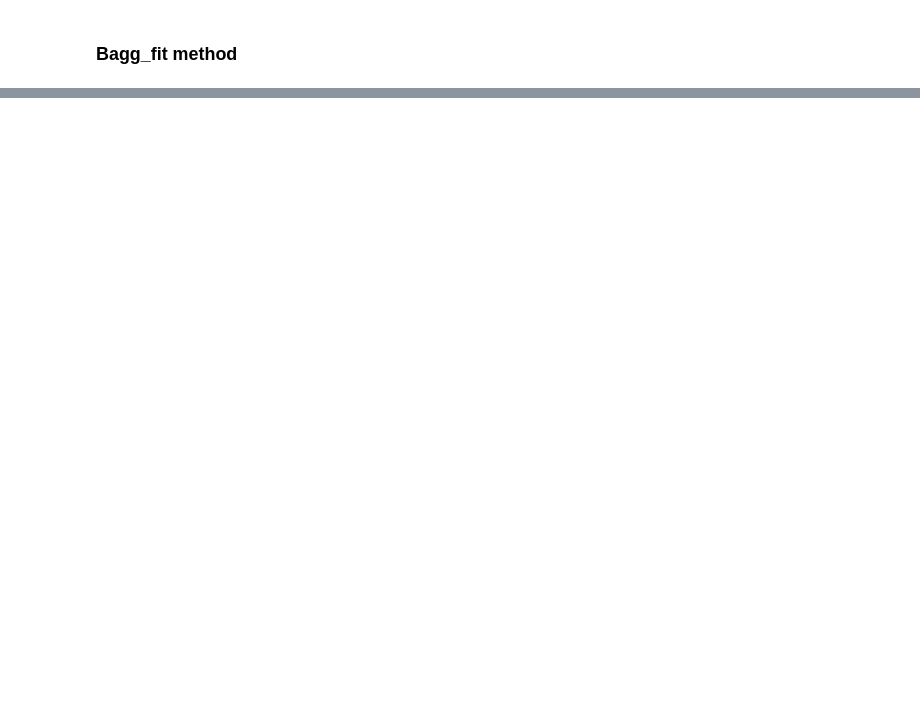
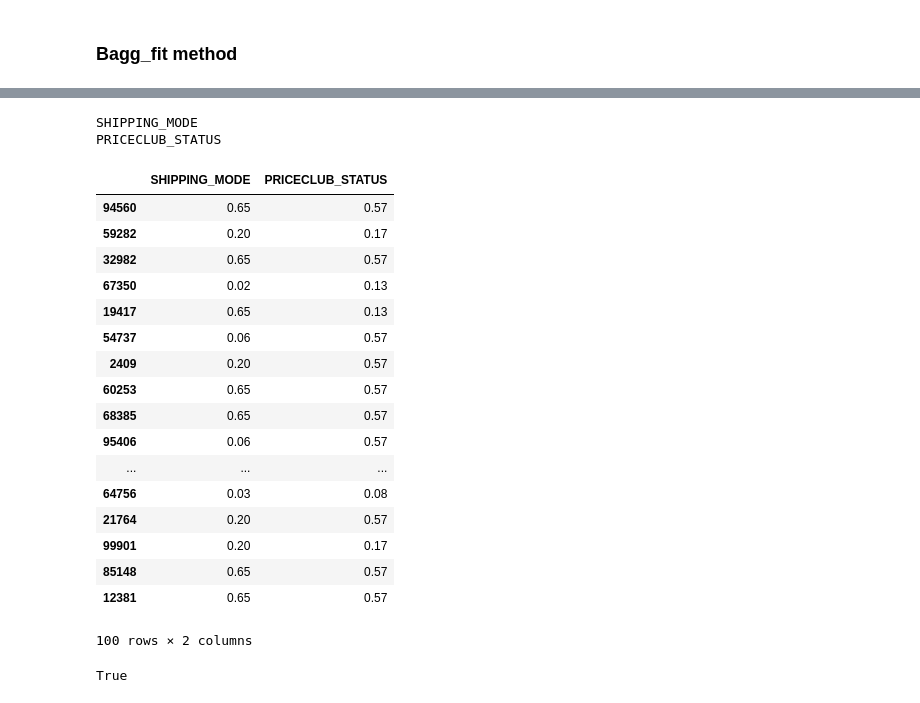
Before and after one commit to jeremycombe/Pipeline, a Jupyter notebook: BestEstimator_tests.ipynb, the cells around one changed output, grey strips where cells are left out. Saved outputs shown, nothing was run; the diff lists cells and outputs as text; code cells hidden in the pictures; blank space fills up the shorter version.

Commit message:
creation feature engineering

```diff
--- a/BestEstimator_tests.ipynb
+++ b/BestEstimator_tests.ipynb
@@ -148,0 +569,3 @@ Reg.Bagg_fit(Reg_Train, Reg_Target, n_estimators = [10,20,30],
+# %%
+Bin_Train_moins = Bin_Train[Bin_Target['Target'] == '-']
+Bin_Target_moins= Bin_Target[Bin_Target['Target'] == '-']
@@ -148,0 +597,23 @@ Reg.Bagg_fit(Reg_Train, Reg_Target, n_estimators = [10,20,30],
+# %%
+topred = Bin.Transform(Bin_Train[0:n])
+
+predict = clf.predict(topred)
+predict2 = clf2.predict(topred)
+# %%
+Trur = Bin_Target['Target'][0:n]
+
+predict11 = [1]*n
+predict22 = [1]*n
+Truu = [1]*n
+
+for i in range(n):
+    if predict[i] == "-":
+        predict11[i] =0
+
+for i in range(n):
+    if predict2[i] == "-":
+        predict22[i] =0
+
+for i in range(n):
+    if Trur[i] == "-":
+        Truu[i] =0
@@ -148,0 +628,10 @@ Reg.Bagg_fit(Reg_Train, Reg_Target, n_estimators = [10,20,30],
+# %%
+from sklearn.model_selection import train_test_split
+
+
+Train, Test, Target_TR, Target_TE = train_test_split(Multi_Train[['SHIPPING_MODE','PRICECLUB_STATUS']],Multi_Target)
+
+%run -i FeatureEngineering.py
+
+Train.fillna(0, inplace = True)
+test = FeatureEngineering(Train)
@@ -148,0 +651,37 @@ Reg.Bagg_fit(Reg_Train, Reg_Target, n_estimators = [10,20,30],
+# %%
+%run -i FeatureEngineering.py
+
+Train.fillna(0, inplace = True)
+test = FeatureEngineering(Train[0:100])
+
+test.To_numeric(freq = True)
+# %% [output]
+SHIPPING_MODE
+PRICECLUB_STATUS
+|  | SHIPPING_MODE | PRICECLUB_STATUS |
+| 94560 | 0.65 | 0.57 |
+| 59282 | 0.20 | 0.17 |
+| 32982 | 0.65 | 0.57 |
+| 67350 | 0.02 | 0.13 |
+| 19417 | 0.65 | 0.13 |
+| 54737 | 0.06 | 0.57 |
+| 2409 | 0.20 | 0.57 |
+| 60253 | 0.65 | 0.57 |
+| 68385 | 0.65 | 0.57 |
+| 95406 | 0.06 | 0.57 |
+| ... | ... | ... |
+| 64756 | 0.03 | 0.08 |
+| 21764 | 0.20 | 0.57 |
+| 99901 | 0.20 | 0.17 |
+| 85148 | 0.65 | 0.57 |
+| 12381 | 0.65 | 0.57 |
+100 rows × 2 columns
+# %%
+%run -i FeatureEngineering.py
+
+Train.fillna(0, inplace = True)
+test = FeatureEngineering(Train[0:100])
+
+test.To_numeric(freq = True, columns = ['SHIPPING_MODE'])
+# %% [output]
+True
```
Also changed, not shown: parts of 49 cells of this notebook, 5 other files.
